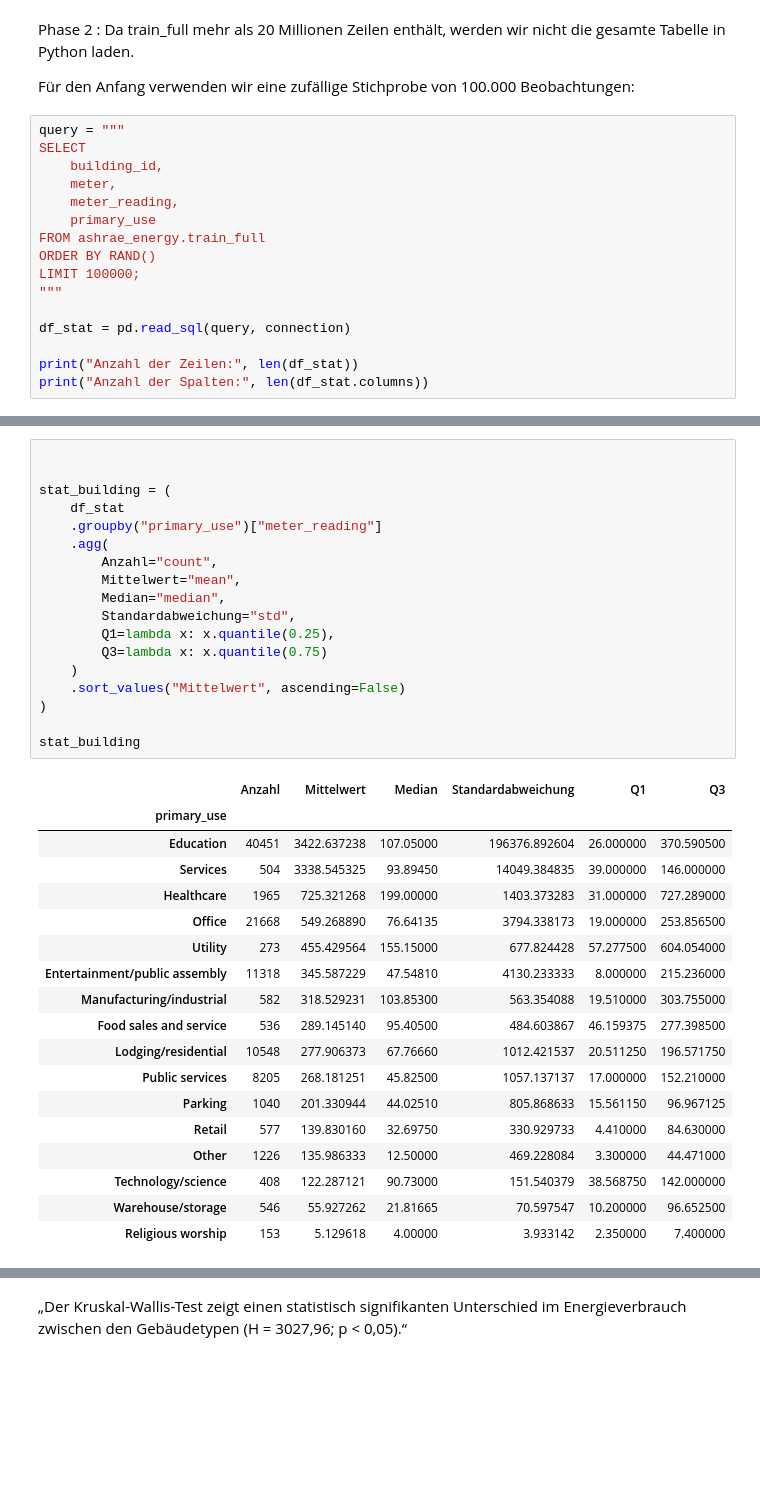
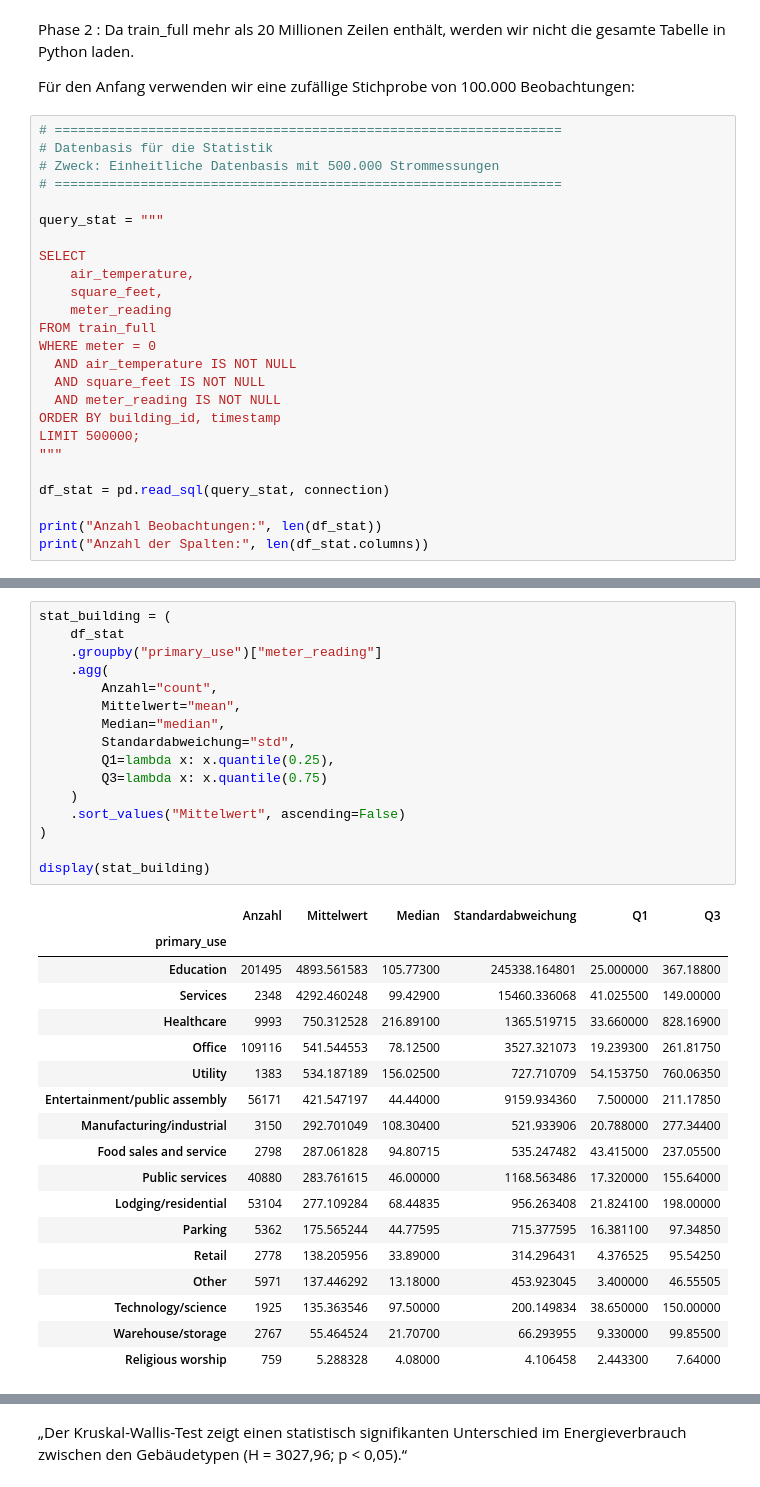
Before and after one commit to Dian026/ASHRAE-Energy-Analysis, a Jupyter notebook: 03_Statistics/data_exploration.ipynb, the cells around one changed output, grey strips where cells are left out. Cells and saved outputs as stored; diff of their text form; blank space fills up the shorter version.

```diff
--- a/03_Statistics/data_exploration.ipynb
+++ b/03_Statistics/data_exploration.ipynb
@@ -25,19 +25,28 @@ Phase 2 : Da train_full mehr als 20 Millionen Zeilen enthält, werden wir nicht
 
 Für den Anfang verwenden wir eine zufällige Stichprobe von 100.000 Beobachtungen:
 # %%
-query = """
+# =================================================================
+# Datenbasis für die Statistik
+# Zweck: Einheitliche Datenbasis mit 500.000 Strommessungen
+# =================================================================
+
+query_stat = """
+
 SELECT
-    building_id,
-    meter,
-    meter_reading,
-    primary_use
-FROM ashrae_energy.train_full
-ORDER BY RAND()
-LIMIT 100000;
+    air_temperature,
+    square_feet,
+    meter_reading
+FROM train_full
+WHERE meter = 0
+  AND air_temperature IS NOT NULL
+  AND square_feet IS NOT NULL
+  AND meter_reading IS NOT NULL
+ORDER BY building_id, timestamp
+LIMIT 500000;
 """
 
-df_stat = pd.read_sql(query, connection)
+df_stat = pd.read_sql(query_stat, connection)
 
-print("Anzahl der Zeilen:", len(df_stat))
+print("Anzahl Beobachtungen:", len(df_stat))
 print("Anzahl der Spalten:", len(df_stat.columns))
 # %% [output]
@@ -58,37 +131,35 @@ Name: meter_reading, dtype: float64
 # %%
-
-
 stat_building = (
     df_stat
     .groupby("primary_use")["meter_reading"]
     .agg(
         Anzahl="count",
         Mittelwert="mean",
         Median="median",
         Standardabweichung="std",
         Q1=lambda x: x.quantile(0.25),
         Q3=lambda x: x.quantile(0.75)
     )
     .sort_values("Mittelwert", ascending=False)
 )
 
-stat_building
+display(stat_building)
 # %% [output]
 |  | Anzahl | Mittelwert | Median | Standardabweichung | Q1 | Q3 |
 | primary_use |  |  |  |  |  |  |
-| Education | 40451 | 3422.637238 | 107.05000 | 196376.892604 | 26.000000 | 370.590500 |
-| Services | 504 | 3338.545325 | 93.89450 | 14049.384835 | 39.000000 | 146.000000 |
-| Healthcare | 1965 | 725.321268 | 199.00000 | 1403.373283 | 31.000000 | 727.289000 |
-| Office | 21668 | 549.268890 | 76.64135 | 3794.338173 | 19.000000 | 253.856500 |
-| Utility | 273 | 455.429564 | 155.15000 | 677.824428 | 57.277500 | 604.054000 |
-| Entertainment/public assembly | 11318 | 345.587229 | 47.54810 | 4130.233333 | 8.000000 | 215.236000 |
-| Manufacturing/industrial | 582 | 318.529231 | 103.85300 | 563.354088 | 19.510000 | 303.755000 |
-| Food sales and service | 536 | 289.145140 | 95.40500 | 484.603867 | 46.159375 | 277.398500 |
-| Lodging/residential | 10548 | 277.906373 | 67.76660 | 1012.421537 | 20.511250 | 196.571750 |
-| Public services | 8205 | 268.181251 | 45.82500 | 1057.137137 | 17.000000 | 152.210000 |
-| Parking | 1040 | 201.330944 | 44.02510 | 805.868633 | 15.561150 | 96.967125 |
-| Retail | 577 | 139.830160 | 32.69750 | 330.929733 | 4.410000 | 84.630000 |
-| Other | 1226 | 135.986333 | 12.50000 | 469.228084 | 3.300000 | 44.471000 |
-| Technology/science | 408 | 122.287121 | 90.73000 | 151.540379 | 38.568750 | 142.000000 |
-| Warehouse/storage | 546 | 55.927262 | 21.81665 | 70.597547 | 10.200000 | 96.652500 |
-| Religious worship | 153 | 5.129618 | 4.00000 | 3.933142 | 2.350000 | 7.400000 |
+| Education | 201495 | 4893.561583 | 105.77300 | 245338.164801 | 25.000000 | 367.18800 |
+| Services | 2348 | 4292.460248 | 99.42900 | 15460.336068 | 41.025500 | 149.00000 |
+| Healthcare | 9993 | 750.312528 | 216.89100 | 1365.519715 | 33.660000 | 828.16900 |
+| Office | 109116 | 541.544553 | 78.12500 | 3527.321073 | 19.239300 | 261.81750 |
+| Utility | 1383 | 534.187189 | 156.02500 | 727.710709 | 54.153750 | 760.06350 |
+| Entertainment/public assembly | 56171 | 421.547197 | 44.44000 | 9159.934360 | 7.500000 | 211.17850 |
+| Manufacturing/industrial | 3150 | 292.701049 | 108.30400 | 521.933906 | 20.788000 | 277.34400 |
+| Food sales and service | 2798 | 287.061828 | 94.80715 | 535.247482 | 43.415000 | 237.05500 |
+| Public services | 40880 | 283.761615 | 46.00000 | 1168.563486 | 17.320000 | 155.64000 |
+| Lodging/residential | 53104 | 277.109284 | 68.44835 | 956.263408 | 21.824100 | 198.00000 |
+| Parking | 5362 | 175.565244 | 44.77595 | 715.377595 | 16.381100 | 97.34850 |
+| Retail | 2778 | 138.205956 | 33.89000 | 314.296431 | 4.376525 | 95.54250 |
+| Other | 5971 | 137.446292 | 13.18000 | 453.923045 | 3.400000 | 46.55505 |
+| Technology/science | 1925 | 135.363546 | 97.50000 | 200.149834 | 38.650000 | 150.00000 |
+| Warehouse/storage | 2767 | 55.464524 | 21.70700 | 66.293955 | 9.330000 | 99.85500 |
+| Religious worship | 759 | 5.288328 | 4.08000 | 4.106458 | 2.443300 | 7.64000 |
```
Also changed, not shown: parts of 22 cells of this notebook, 4 other files.
